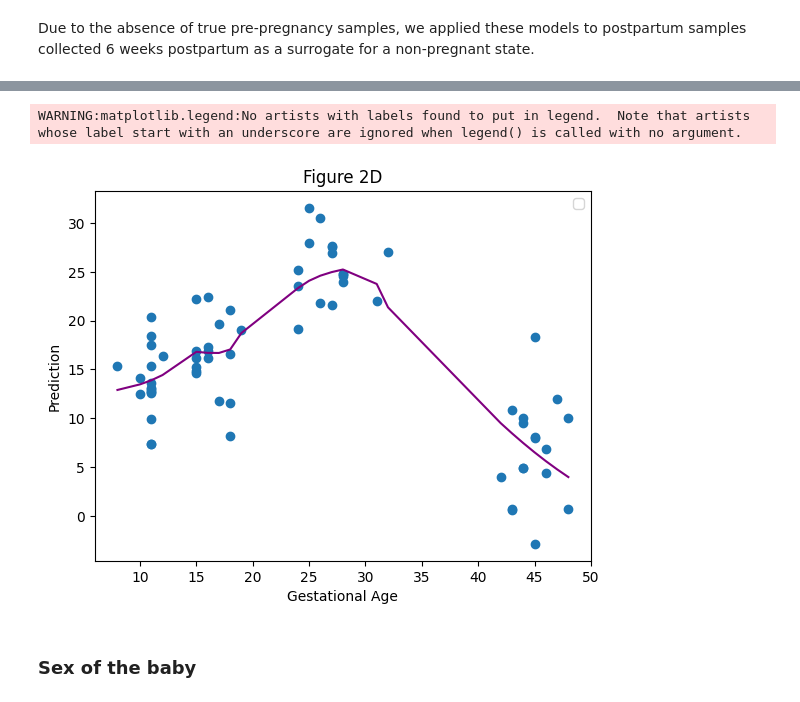
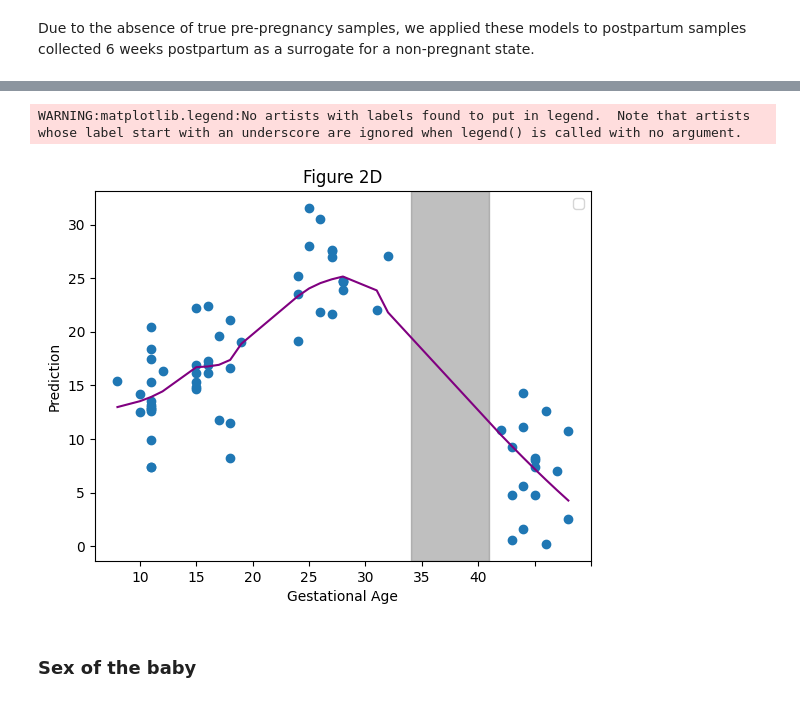
Before and after one commit to ArdalanGhoreishi/Hands-on-Data-Science, a Jupyter notebook: Task1.ipynb, the cells around one changed output, grey strips where cells are left out. Cells and saved outputs as stored; diff of their text form; code cells hidden in the pictures.

```diff
--- a/Task1.ipynb
+++ b/Task1.ipynb
@@ -160,0 +169,3 @@ from sklearn.metrics import mean_squared_error
+# %%
+# Create an ElasticNetCV model
+regr = make_pipeline(MinMaxScaler(), ElasticNetCV(alphas = alphas, max_iter=500000, l1_ratio = l1_ratios, cv=10))
@@ -177,14 +195,14 @@ from sklearn.svm import SVR
 from sklearn.model_selection import GridSearchCV
 from sklearn.datasets import make_regression
 
-
+# Lets tune our SVR model
 
 # Create an SVR model
 svr = SVR()
 
-# Define hyperparameter values to search over
+# Lets Define hyperparameter values to search over
 param_grid = {
-    'kernel': ['linear', 'rbf'],  # Kernel types to consider
+    'kernel': ['linear', 'rbf', 'poly'],  # Kernel types to consider
     'C': [0.1, 1.0, 10.0],  # Regularization parameter
     'epsilon': [0.01, 0.1, 0.2],  # Epsilon parameter for epsilon-SVR
     'gamma': ['scale', 'auto',0.001, 0.01, 0.1, 0.5, 1.0, 10],  # Kernel coefficient for 'rbf' and 'poly' kernels
@@ -300,7 +382,7 @@ Due to the absence of true pre-pregnancy samples, we applied these models to pos
 import numpy as np
 import pandas as pd
 # %%
-regr = make_pipeline(StandardScaler(), ElasticNetCV(alphas = [0.01], max_iter=10000, l1_ratio = 1, cv=5))
+regr = make_pipeline(StandardScaler(), ElasticNetCV(alphas = alphas, max_iter=100000, l1_ratio = l1_ratios, cv=10))
 regr.fit(X_s, y_s)
 # %% [output]
 Pipeline(steps=[('standardscaler', StandardScaler()),
@@ -317,2 +411,2 @@ X_test_s = shuffle(X_test, random_state=42)
 # %%
-y_pred_test = regr.predict(X_test_s)
+y_pred_test = regr.predict(X_test)
@@ -351,40 +418,40 @@ y_fin_pred
 import matplotlib.pyplot as plt
 import seaborn as sns
 import statsmodels.api as sm
-
-
-# Sample data
 
 # Create a figure and axis
 fig, ax = plt.subplots()
 
 # Plot the data
 ax.scatter(y_fin, y_fin_pred)
 # Create a DataFrame to store the data
 data_df = pd.DataFrame({'True Label (x)': y_fin, 'Predicted Label (y)': y_fin_pred})
 
 # Sort the data by true labels (x) for a smooth curve
 data_df = data_df.sort_values(by='True Label (x)')
 
 # Lowess smoothing
 lowess = sm.nonparametric.lowess(data_df['Predicted Label (y)'], data_df['True Label (x)'], frac=0.42)
 
 # # Initialize a plot
 # plt.figure(figsize=(8, 6))
 
 # Plot the smoothed curve
 plt.plot(lowess[:, 0], lowess[:, 1], color='purple')
+plt.axvspan(34, 41, color='gray', alpha=0.5)
+plt.gca().set_xticklabels([label.get_text() if float(label.get_text()) <= 40 else '' for label in plt.gca().get_xticklabels()])
+
 # Add labels and a legend
 ax.set_xlabel('Gestational Age')
 ax.set_ylabel('Prediction')
 ax.set_title('Figure 2D')
 ax.legend()
 
 # Display the plot
 plt.show()
 # %% [output]
 WARNING:matplotlib.legend:No artists with labels found to put in legend.  Note that artists whose label start with an underscore are ignored when legend() is called with no argument.
-[figure, old version]
+[figure, new version]
 # %% [markdown]
 ### Sex of the baby
 # %% [markdown]
```
Also changed, not shown: parts of 48 cells of this notebook.
